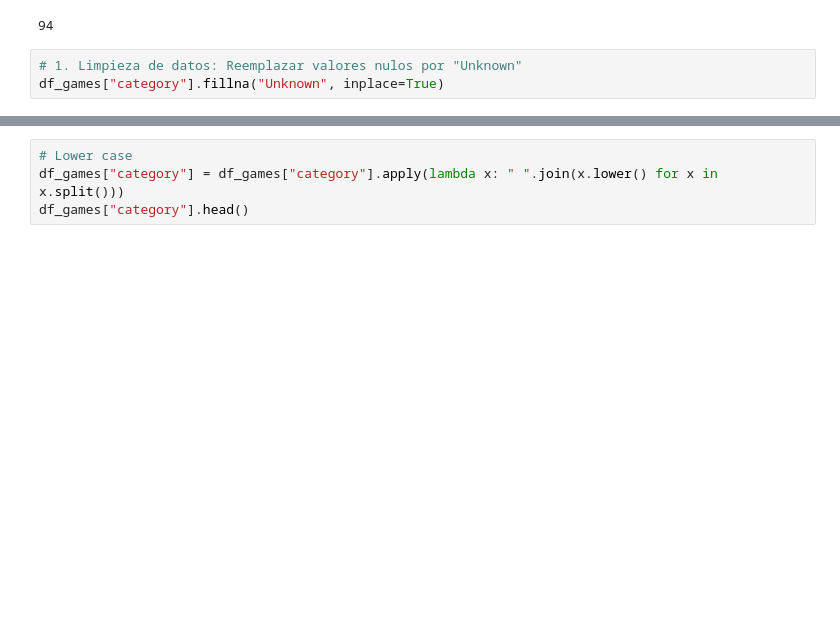
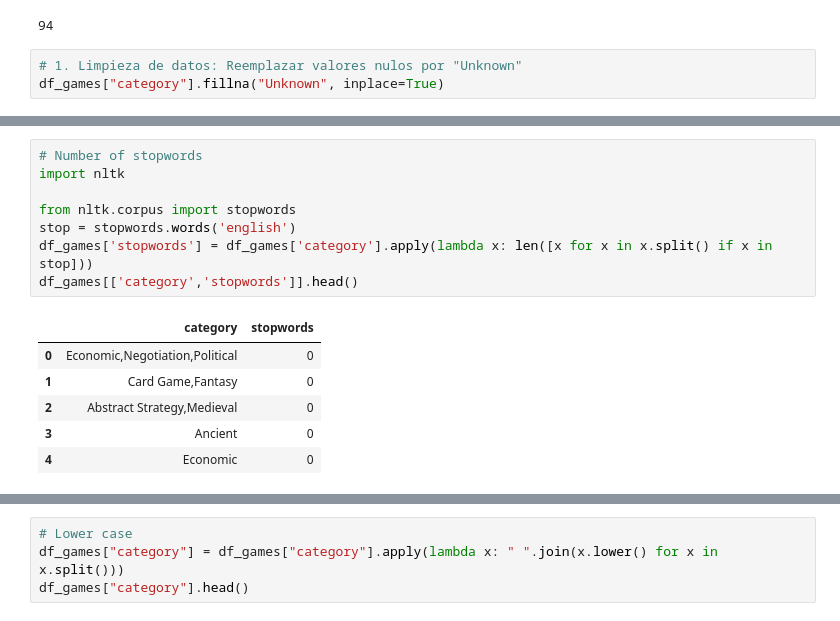
Before and after one commit to FJGM2023015/CA1_DVis_HDip_Lvl8-, a Jupyter notebook: Francisco_Gorigoitia_DVisHDip_CA1.ipynb, the cells around one changed output, grey strips where cells are left out. Saved outputs shown, nothing was run; the diff lists cells and outputs as text; blank space fills up the shorter version.

```diff
--- a/Francisco_Gorigoitia_DVisHDip_CA1.ipynb
+++ b/Francisco_Gorigoitia_DVisHDip_CA1.ipynb
@@ -194,0 +251,15 @@ df_games["category"].fillna("Unknown", inplace=True)
+# %%
+# Number of stopwords
+import nltk
+
+from nltk.corpus import stopwords
+stop = stopwords.words('english')
+df_games['stopwords'] = df_games['category'].apply(lambda x: len([x for x in x.split() if x in stop]))
+df_games[['category','stopwords']].head()
+# %% [output]
+|  | category | stopwords |
+| 0 | Economic,Negotiation,Political | 0 |
+| 1 | Card Game,Fantasy | 0 |
+| 2 | Abstract Strategy,Medieval | 0 |
+| 3 | Ancient | 0 |
+| 4 | Economic | 0 |
```
Also changed, not shown: parts of 37 cells of this notebook.
